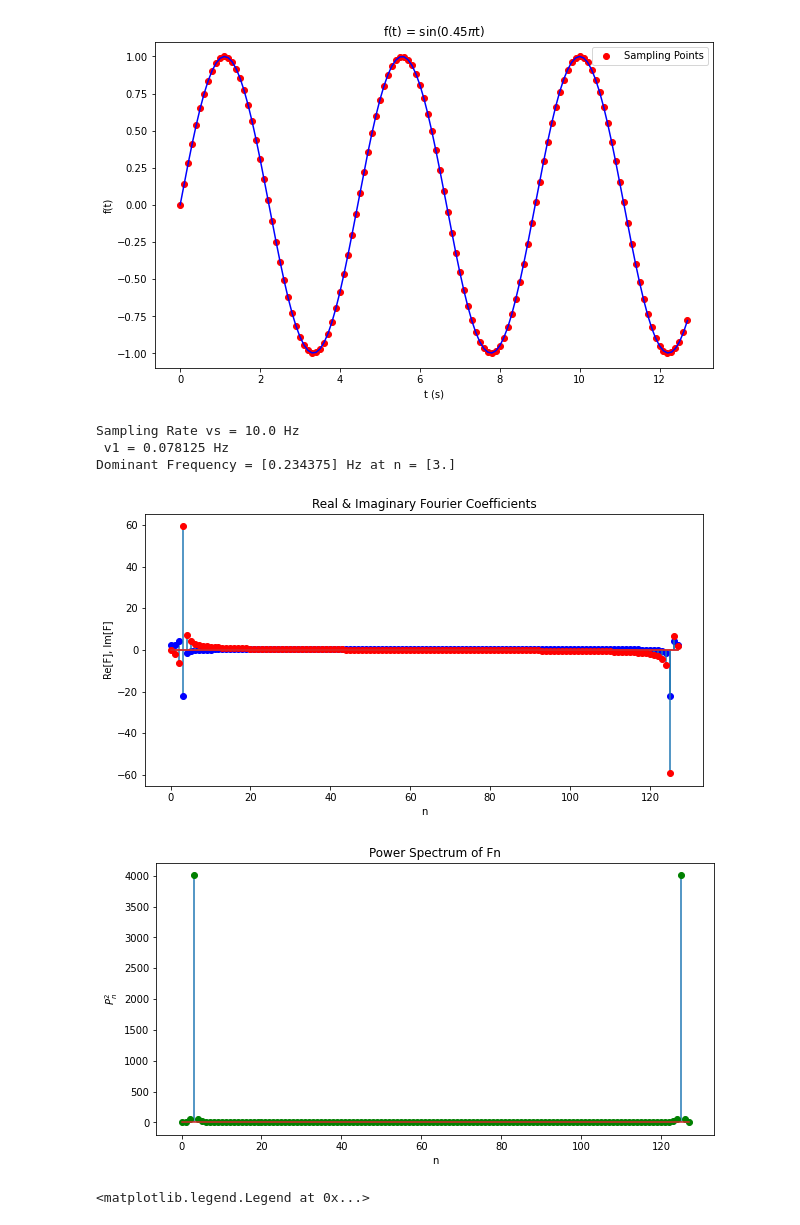
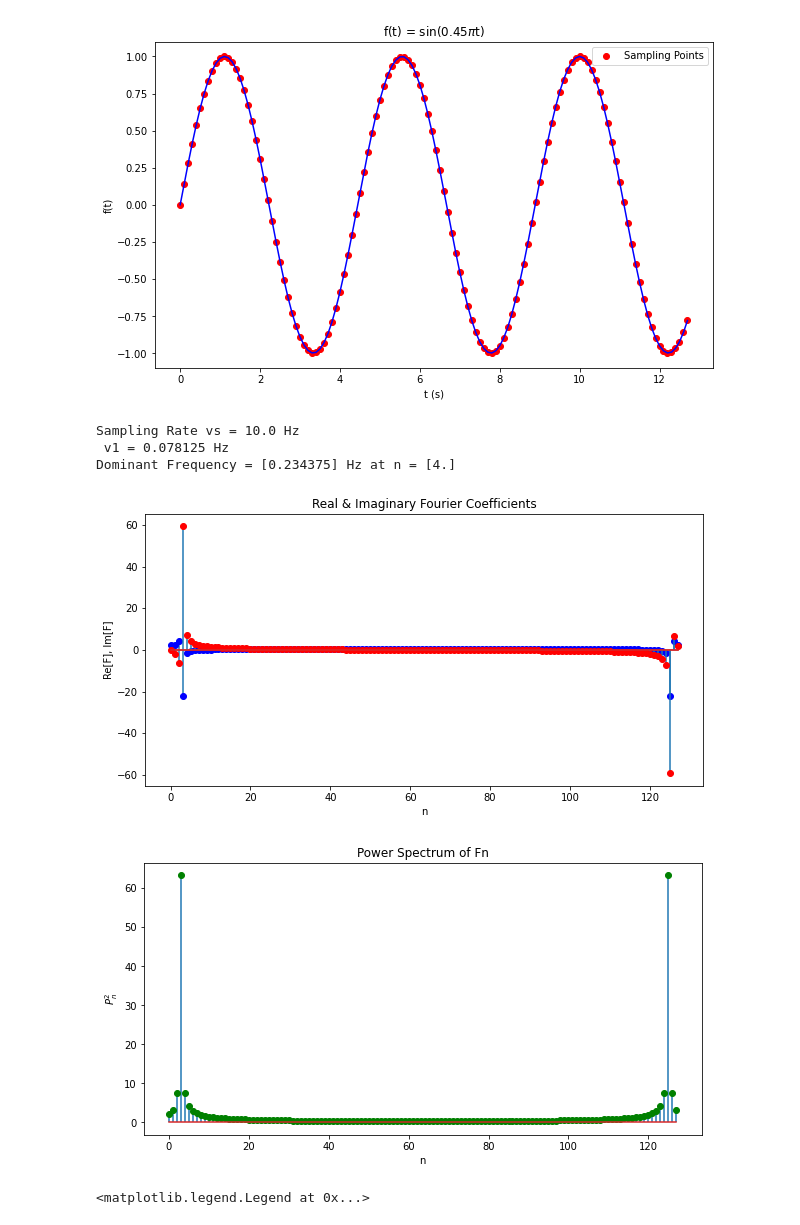
Before and after one commit to jaredrc8/Computational-Physics, a Jupyter notebook: Assignment 4/2_fourierseries_nonperiodic.ipynb, the cells around one changed output. Cells and saved outputs as stored; diff of their text form; code cells hidden in the pictures.

```diff
--- a/Assignment 4/2_fourierseries_nonperiodic.ipynb
+++ b/Assignment 4/2_fourierseries_nonperiodic.ipynb
@@ -78,37 +78,37 @@ def real_imag(func, N, h):
             # Calculate imaginary component of DFT
             imag[n] += im(func, m, n, N, h)
     # Calculate power spectrum of DFT
-    power_spec = real**2 + imag**2
+    power_spec = np.sqrt(real**2 + imag**2)
     return real, imag, power_spec
 
 # Calculate real, imaginary, and power spectrum for function
 real, imag, power_spec = real_imag(function, N, H)
 
 fig, ax = plt.subplots(figsize=[10,5])
 # Plot real and imaginary components
 ax.stem(M, real, markerfmt = 'bo', label = 'Re[F]')
 ax.stem(M, imag, markerfmt = 'ro', label = 'Im[F]')
 ax.set_xlabel("n")
 ax.set_ylabel("Re[F], Im[F]")
 ax.set_title("Real & Imaginary Fourier Coefficients")
 
 fig, ax = plt.subplots(figsize=[10,5])
 # Plot power spectrum
 ax.stem(M, power_spec, markerfmt = 'go', label = 'Power Spectrum')
 ax.set_xlabel("n")
 ax.set_ylabel("$P^2_n$")
 ax.set_title("Power Spectrum of Fn")
 
 # Locate dominant frequency in power spectrum
 n_max = M[np.where(power_spec == max(power_spec))]
 vn = n_max / tau
-print('Dominant Frequency =',vn,'Hz at n =',n_max)
+print('Dominant Frequency =',vn,'Hz at n =',n_max+1)
 # %% [output]
 Sampling Rate vs = 10.0 Hz
  v1 = 0.078125 Hz
-Dominant Frequency = [0.234375] Hz at n = [3.]
+Dominant Frequency = [0.234375] Hz at n = [4.]
 [figure]
-[figure, old version]
+[figure, new version]
 # %%
 def reconstruct(real, imag, N):
     '''
```
Also changed, not shown: parts of 2 cells of this notebook, 10 other files.
